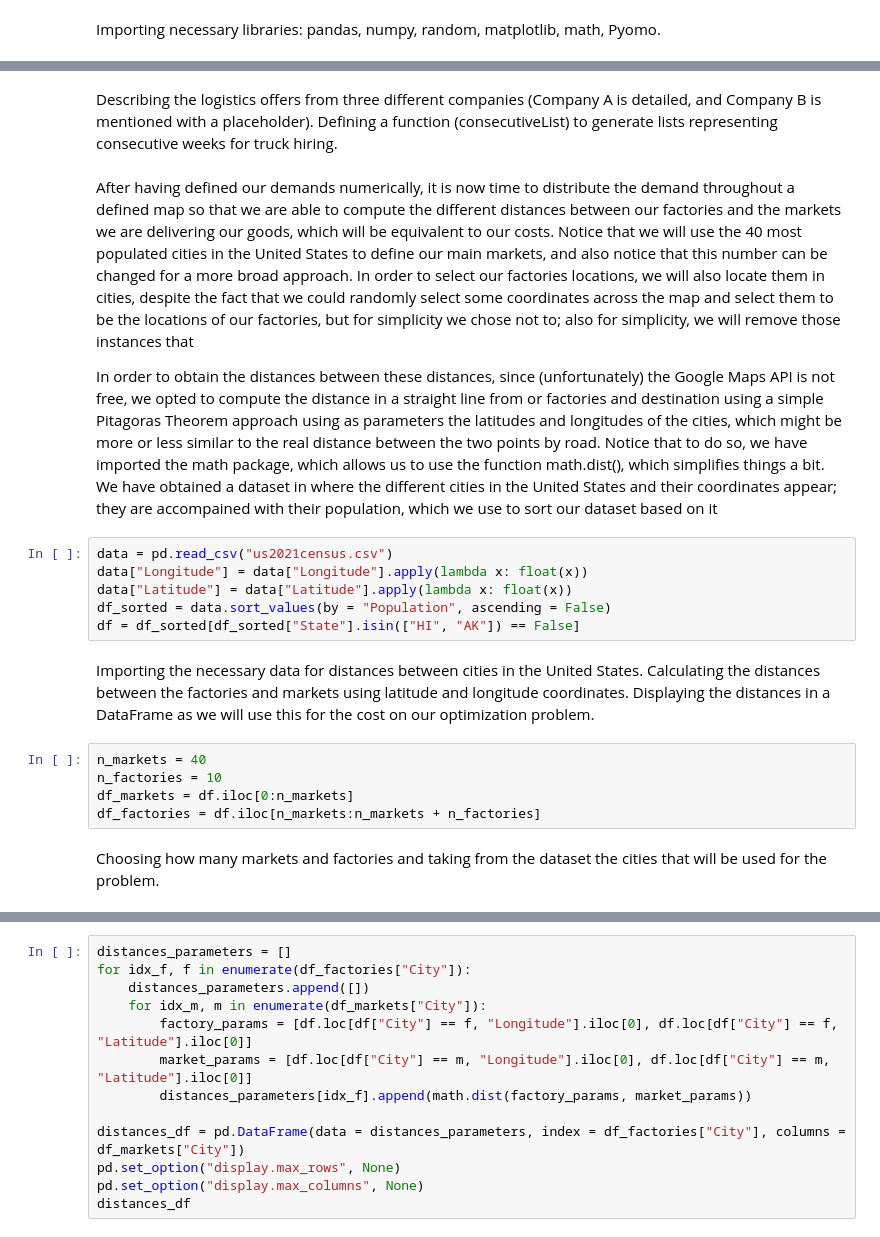
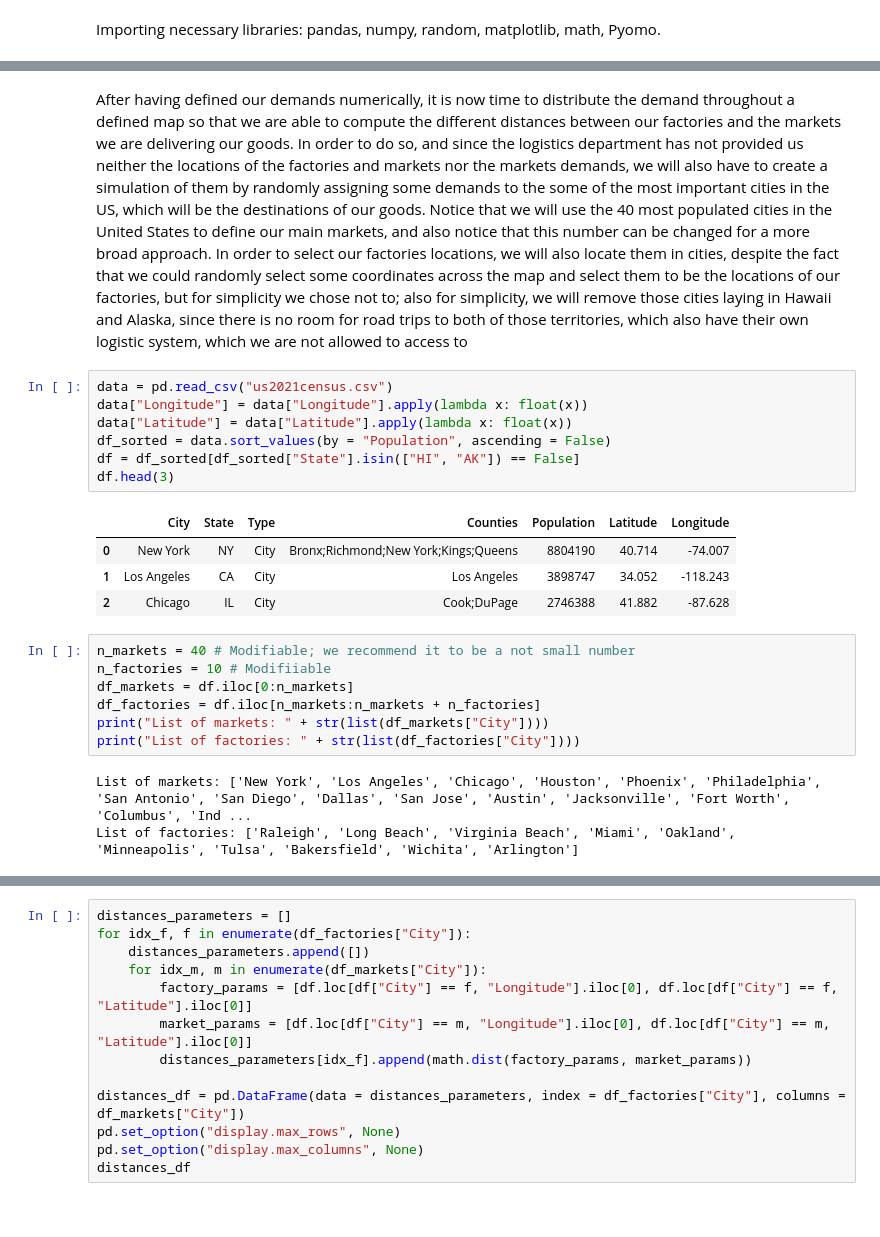
Before and after one commit to filipponardi17/Logistics-Optimization-System, a Jupyter notebook: First_Homework.ipynb, the cells around one changed output, grey strips where cells are left out. Drawn from its saved outputs; the diff is of its cells as text.

```diff
--- a/First_Homework.ipynb
+++ b/First_Homework.ipynb
@@ -117,24 +75,24 @@ print(A)
-# %% [markdown]
-Describing the logistics offers from three different companies (Company A is detailed, and Company B is mentioned with a placeholder).
-Defining a function (consecutiveList) to generate lists representing consecutive weeks for truck hiring.
 # %% [markdown]
-After having defined our demands numerically, it is now time to distribute the demand throughout a defined map so that we are able to compute the different distances between our factories and the markets we are delivering our goods, which will be equivalent to our costs. Notice that we will use the 40 most populated cities in the United States to define our main markets, and also notice that this number can be changed for a more broad approach. In order to select our factories locations, we will also locate them in cities, despite the fact that we could randomly select some coordinates across the map and select them to be the locations of our factories, but for simplicity we chose not to; also for simplicity, we will remove those instances that
-
-In order to obtain the distances between these distances, since (unfortunately) the Google Maps API is not free, we opted to compute the distance in a straight line from or factories and destination using a simple Pitagoras Theorem approach using as parameters the latitudes and longitudes of the cities, which might be more or less similar to the real distance between the two points by road. Notice that to do so, we have imported the math package, which allows us to use the function math.dist(), which simplifies things a bit. We have obtained a dataset in where the different cities in the United States and their coordinates appear; they are accompained with their population, which we use to sort our dataset based on it
+After having defined our demands numerically, it is now time to distribute the demand throughout a defined map so that we are able to compute the different distances between our factories and the markets we are delivering our goods. In order to do so, and since the logistics department has not provided us neither the locations of the factories and markets nor the markets demands, we will also have to create a simulation of them by randomly assigning some demands to the some of the most important cities in the US, which will be the destinations of our goods. Notice that we will use the 40 most populated cities in the United States to define our main markets, and also notice that this number can be changed for a more broad approach. In order to select our factories locations, we will also locate them in cities, despite the fact that we could randomly select some coordinates across the map and select them to be the locations of our factories, but for simplicity we chose not to; also for simplicity, we will remove those cities laying in Hawaii and Alaska, since there is no room for road trips to both of those territories, which also have their own logistic system, which we are not allowed to access to
 # %%
 data = pd.read_csv("us2021census.csv")
 data["Longitude"] = data["Longitude"].apply(lambda x: float(x))
 data["Latitude"] = data["Latitude"].apply(lambda x: float(x))
 df_sorted = data.sort_values(by = "Population", ascending = False)
 df = df_sorted[df_sorted["State"].isin(["HI", "AK"]) == False]
+df.head(3)
+# %% [output]
+|  | City | State | Type | Counties | Population | Latitude | Longitude |
+| 0 | New York | NY | City | Bronx;Richmond;New York;Kings;Queens | 8804190 | 40.714 | -74.007 |
+| 1 | Los Angeles | CA | City | Los Angeles | 3898747 | 34.052 | -118.243 |
+| 2 | Chicago | IL | City | Cook;DuPage | 2746388 | 41.882 | -87.628 |
-# %% [markdown]
-Importing the necessary data for distances between cities in the United States.
-Calculating the distances between the factories and markets using latitude and longitude coordinates.
-Displaying the distances in a DataFrame as we will use this for the cost on our optimization problem.
 # %%
-n_markets = 40
-n_factories = 10
+n_markets = 40 # Modifiable; we recommend it to be a not small number
+n_factories = 10 # Modifiiable
 df_markets = df.iloc[0:n_markets]
 df_factories = df.iloc[n_markets:n_markets + n_factories]
+print("List of markets: " + str(list(df_markets["City"])))
+print("List of factories: " + str(list(df_factories["City"])))
+# %% [output]
+List of markets: ['New York', 'Los Angeles', 'Chicago', 'Houston', 'Phoenix', 'Philadelphia', 'San Antonio', 'San Diego', 'Dallas', 'San Jose', 'Austin', 'Jacksonville', 'Fort Worth', 'Columbus', 'Ind ...
+List of factories: ['Raleigh', 'Long Beach', 'Virginia Beach', 'Miami', 'Oakland', 'Minneapolis', 'Tulsa', 'Bakersfield', 'Wichita', 'Arlington']
-# %% [markdown]
-Choosing how many markets and factories and taking from the dataset the cities that will be used for the problem.
```
Also changed, not shown: parts of 28 cells of this notebook.
